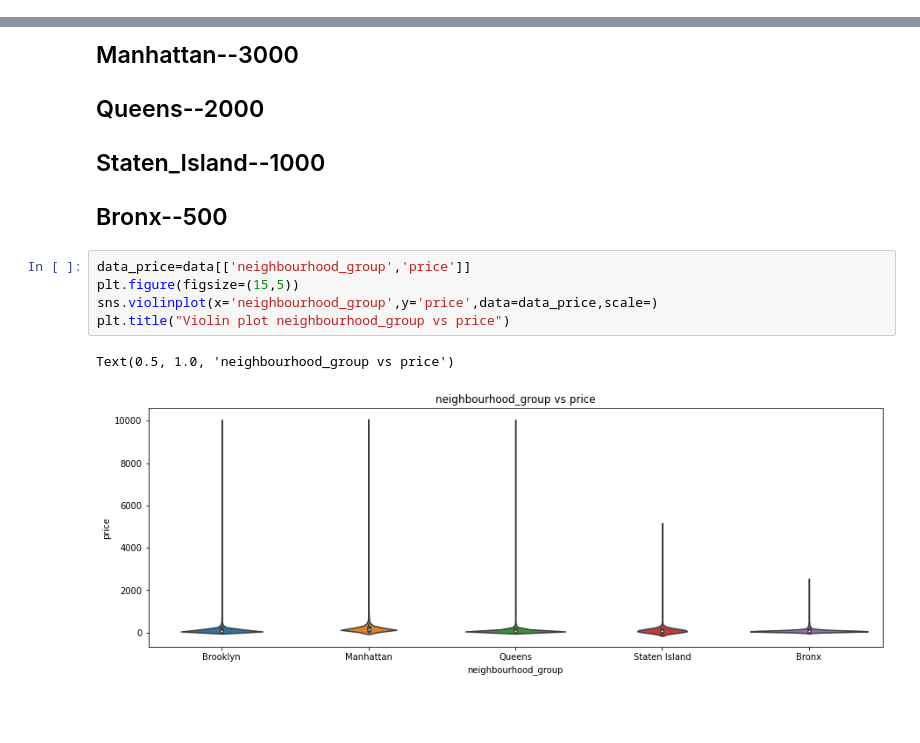
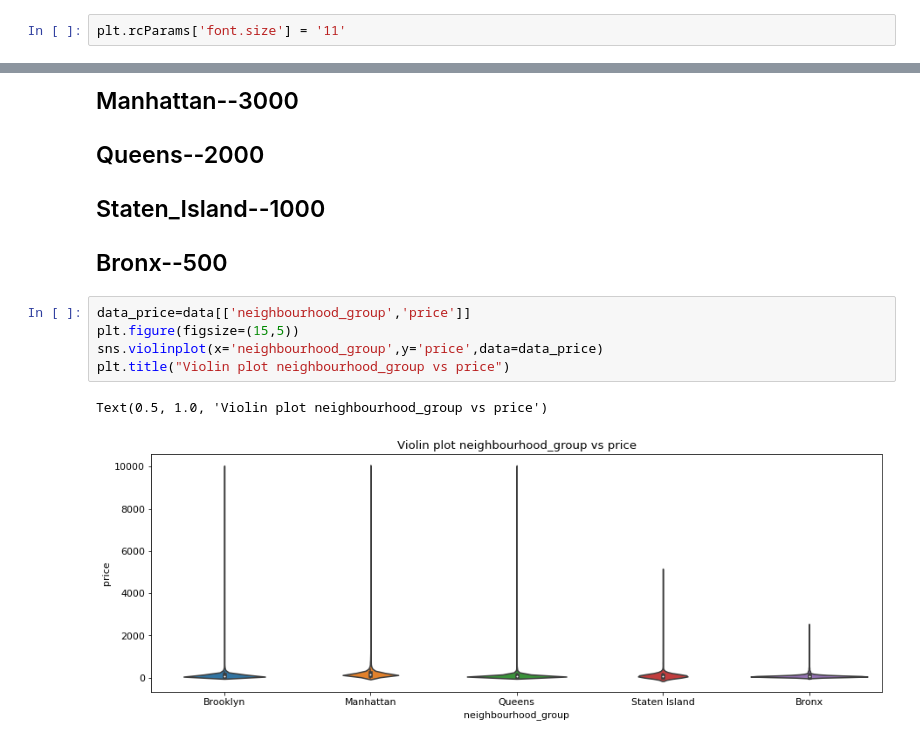
Before and after one commit to neilsamuel123/pract_alma_better, a Jupyter notebook: Airbnb_Bookings_Final_Analysis_Capstone_Project.ipynb, the cells around one changed output, grey strips where cells are left out. Saved outputs shown, nothing was run; the diff lists cells and outputs as text; blank space fills up the shorter version.

Commit message:
Changed font size

```diff
--- a/Airbnb_Bookings_Final_Analysis_Capstone_Project.ipynb
+++ b/Airbnb_Bookings_Final_Analysis_Capstone_Project.ipynb
@@ -22,6 +22,8 @@ Mounted at /content/drive
 # %%
 # The path airbnb dataset is located
 path='/content/drive/MyDrive/Colab Notebooks/MODULE1:Python_For_DataScience/airbnb_capstone/Airbnb NYC 2019.csv'
+# %%
+plt.rcParams['font.size'] = '11'
 # %%
 # reading the air bnb data set
 airbnb_data=pd.read_csv(path)
@@ -879,11 +883,11 @@ Text(0.5, 1.0, 'neighbourhood_group vs price')
 # %%
 data_price=data[['neighbourhood_group','price']]
 plt.figure(figsize=(15,5))
-sns.violinplot(x='neighbourhood_group',y='price',data=data_price,scale=)
+sns.violinplot(x='neighbourhood_group',y='price',data=data_price)
 plt.title("Violin plot neighbourhood_group vs price")
 # %% [output]
-Text(0.5, 1.0, 'neighbourhood_group vs price')
+Text(0.5, 1.0, 'Violin plot neighbourhood_group vs price')
-[figure, old version]
+[figure, new version]
 # %%
 corr=data.corr()
 plt.figure(figsize=(10,5))
```
Also changed, not shown: parts of 37 cells of this notebook.
